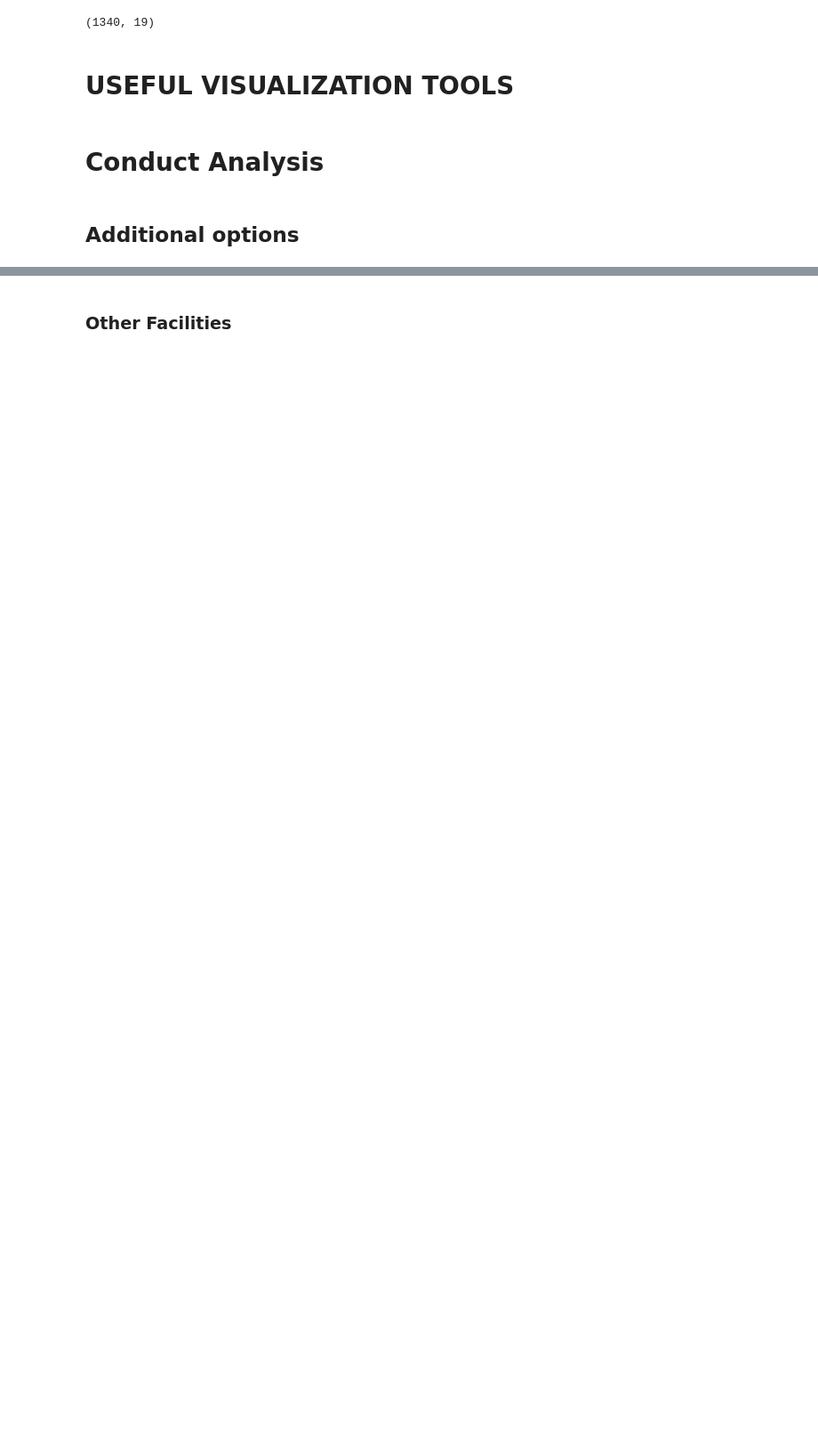
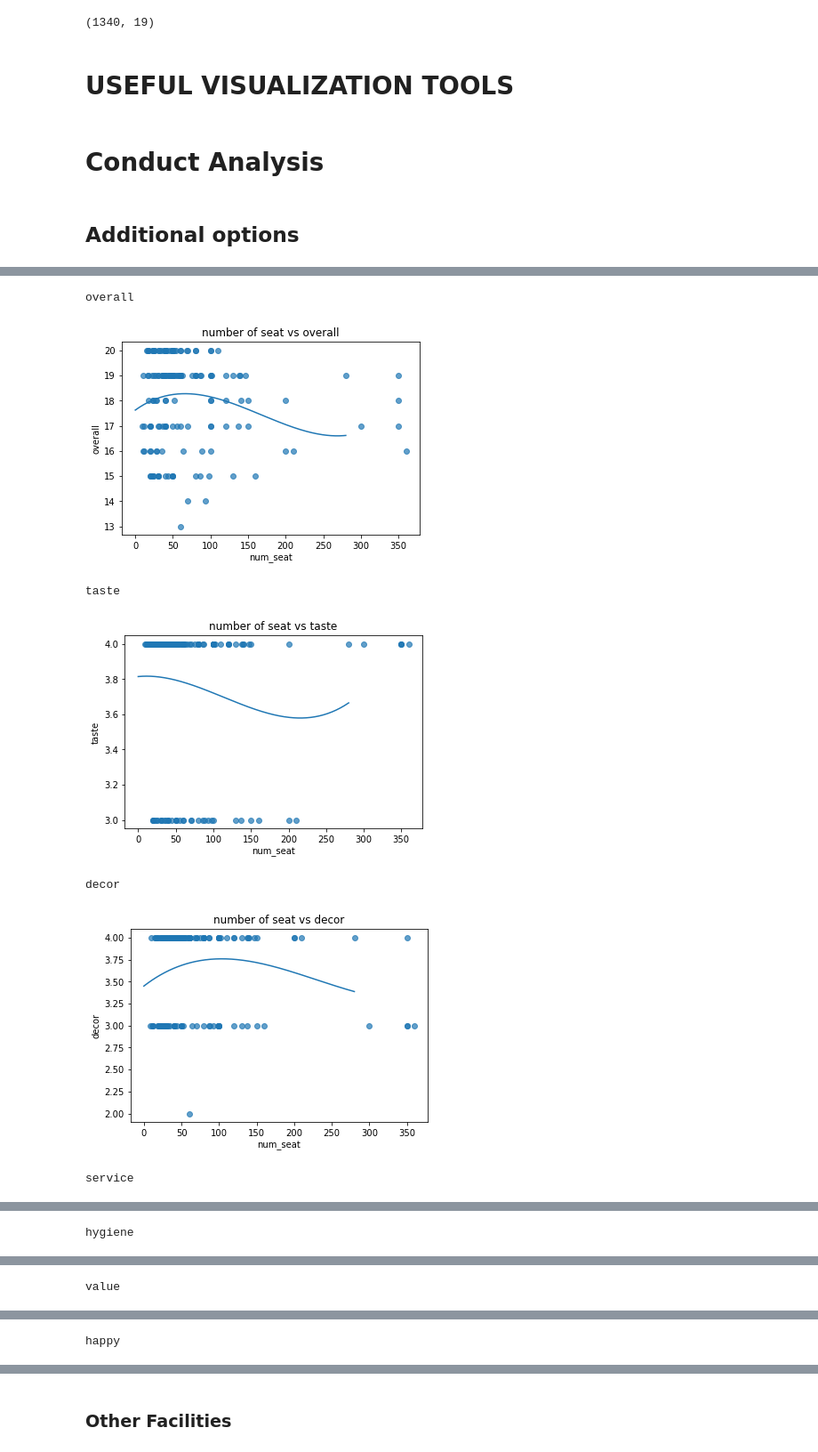
Before and after one commit to noodleconference/ISOM3400, a Jupyter notebook: MAIN_ANALYSIS.ipynb, the cells around one changed output, grey strips where cells are left out. Shown at 89% size. Drawn from its saved outputs; the diff is of its cells as text; code cells hidden in the pictures; blank space fills up the shorter version.

```diff
--- a/MAIN_ANALYSIS.ipynb
+++ b/MAIN_ANALYSIS.ipynb
@@ -197,0 +251,15 @@ def pair_plot(df,variable):
+# %%
+#analysis on effective number of seat can bring customer satisfaction
+df_seat=df[df['num_seat'] != 0]
+for i in ['overall','taste', 'decor', 'service',  'hygiene', 'value','happy']:
+    print(i)
+    title = 'number of seat vs '+i
+    scatter_graph_2(df_seat['num_seat'],df_seat[i], title,280)
+# %% [output]
+overall
+[figure, added]
+taste
+[figure, added]
+decor
+[figure, added]
+service
@@ -197,0 +267 @@ def pair_plot(df,variable):
+hygiene
@@ -197,0 +269 @@ def pair_plot(df,variable):
+value
@@ -197,0 +271 @@ def pair_plot(df,variable):
+happy
```
Also changed, not shown: parts of 24 cells of this notebook.
